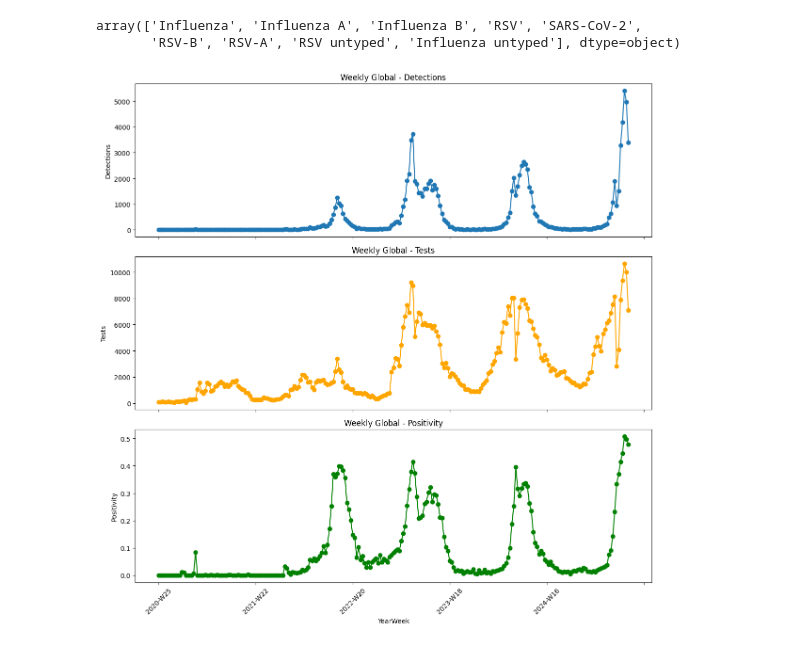
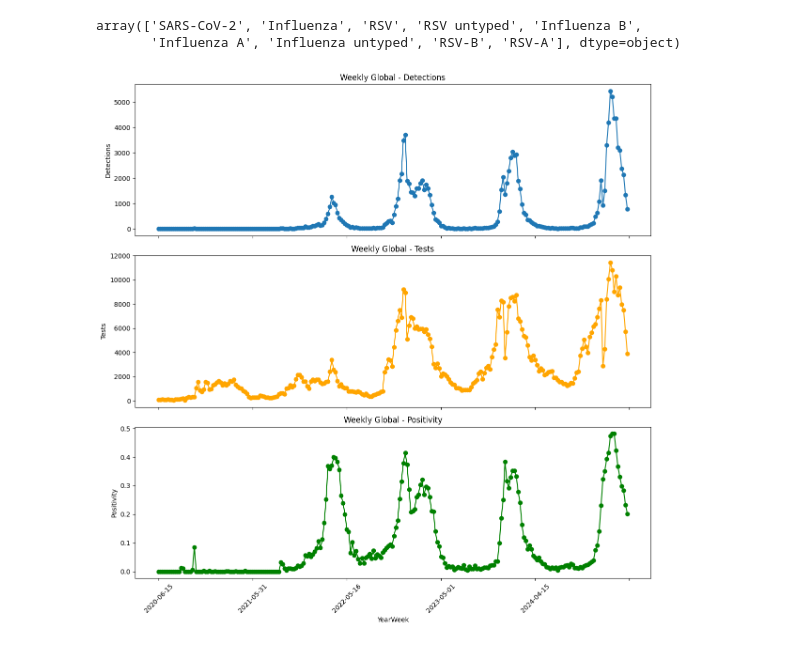
Before and after one commit to petrroll/illdata, a Jupyter notebook: playground/playground_ervis.ipynb, the cells around one changed output. Cells and saved outputs as stored; diff of their text form; code cells hidden in the pictures.

```diff
--- a/playground/playground_ervis.ipynb
+++ b/playground/playground_ervis.ipynb
@@ -33,0 +25,21 @@ Name: value, Length: 505, dtype: float64
+# %%
+from datetime import datetime
+
+def yearweek_to_date(yearweek):
+    # Split year and week
+    year = int(yearweek.split('-W')[0])
+    week = int(yearweek.split('-W')[1])
+
+    # Create a date object for the Monday of that week
+    # %G: ISO year, %V: ISO week number
+    date = datetime.strptime(f'{year}-W{week:02d}-1', '%G-W%V-%w')
+    return date.strftime('%Y-%m-%d')
+
+# Add new date column to weekly_pathogen
+data['date'] = data['yearweek'].apply(yearweek_to_date)
+
+# Sort by date
+data = data.sort_values('date')
+
+# Display the first few rows to verify the conversion
+display(data.head())
@@ -34,14 +53,14 @@ Name: value, Length: 505, dtype: float64
 # %%
 # Filter for global data for the main Influenza type (ignoring subtypes)
-global_influenza = data[(data['pathogen'] == 'Influenza') & (data['pathogentype'] == 'Influenza')]
+influenza_global_raw = data[(data['pathogen'] == 'Influenza') & (data['pathogentype'] == 'Influenza')]
 
 # Group by week and indicator, then sum the values
-weekly_global = global_influenza.groupby(['yearweek', 'indicator'])['value'].sum().unstack()
+influenza_global = influenza_global_raw.groupby(['date', 'indicator'])['value'].sum().unstack()
 
 # Compute positivity: detections / tests
-weekly_global['positivity'] = weekly_global['detections'] / weekly_global['tests']
+influenza_global['positivity'] = influenza_global['detections'] / influenza_global['tests']
 
 # Display the resulting DataFrame
-weekly_global
+display(influenza_global)
 # %% [output]
 | indicator | detections | positivity | tests |
@@ -109,26 +119,26 @@ weekly_pathogen
 # %%
 data.pathogentype.unique()
 # %% [output]
-array(['Influenza', 'Influenza A', 'Influenza B', 'RSV', 'SARS-CoV-2',
-       'RSV-B', 'RSV-A', 'RSV untyped', 'Influenza untyped'], dtype=object)
+array(['SARS-CoV-2', 'Influenza', 'RSV', 'RSV untyped', 'Influenza B',
+       'Influenza A', 'Influenza untyped', 'RSV-B', 'RSV-A'], dtype=object)
 # %%
 import matplotlib.pyplot as plt
 
 # Create subplots for each indicator
 fig, axes = plt.subplots(3, 1, figsize=(12, 12), sharex=True)
 
-weekly_global['detections'].plot(ax=axes[0], marker='o', title='Weekly Global - Detections')
+influenza_global['detections'].plot(ax=axes[0], marker='o', title='Weekly Global - Detections')
 axes[0].set_ylabel('Detections')
 
-weekly_global['tests'].plot(ax=axes[1], marker='o', color='orange', title='Weekly Global - Tests')
+influenza_global['tests'].plot(ax=axes[1], marker='o', color='orange', title='Weekly Global - Tests')
 axes[1].set_ylabel('Tests')
 
-weekly_global['positivity'].plot(ax=axes[2], marker='o', color='green', title='Weekly Global - Positivity')
+influenza_global['positivity'].plot(ax=axes[2], marker='o', color='green', title='Weekly Global - Positivity')
 axes[2].set_ylabel('Positivity')
 
 plt.xlabel('YearWeek')
 plt.xticks(rotation=45)
 plt.tight_layout()
 plt.show()
 # %% [output]
-[figure, old version]
+[figure, new version]
```
Also changed, not shown: parts of 6 cells of this notebook, 3 other files.
